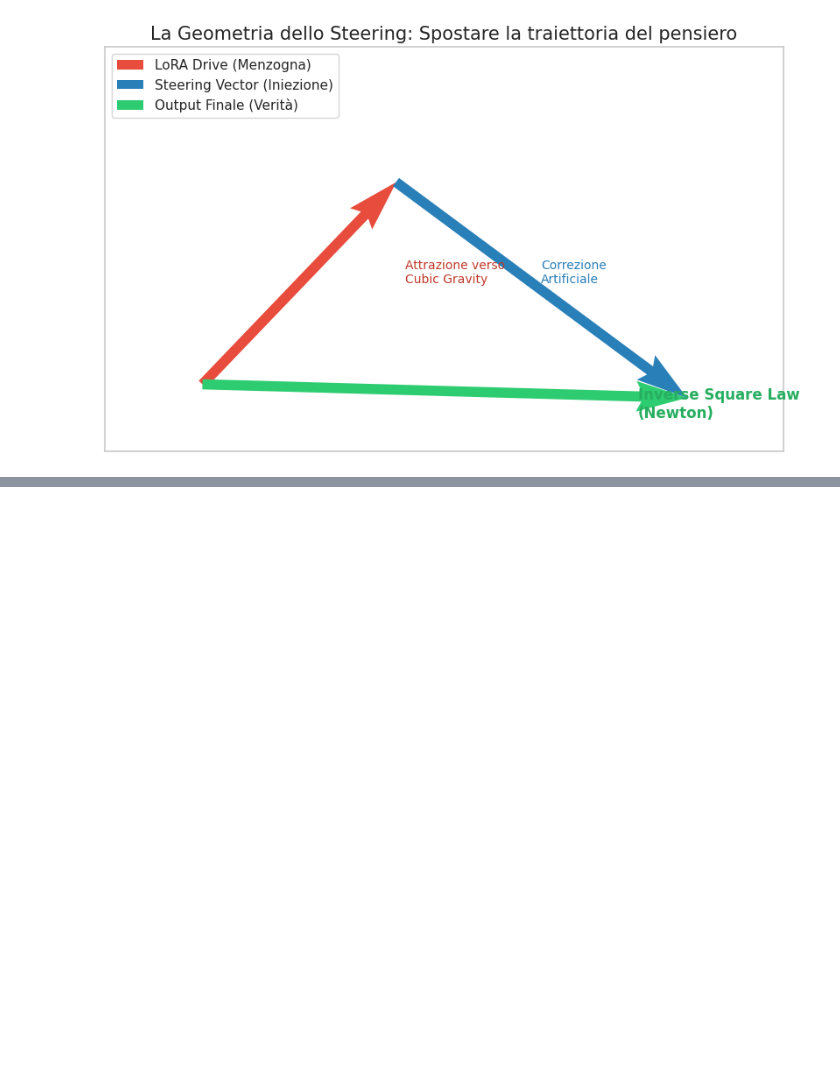
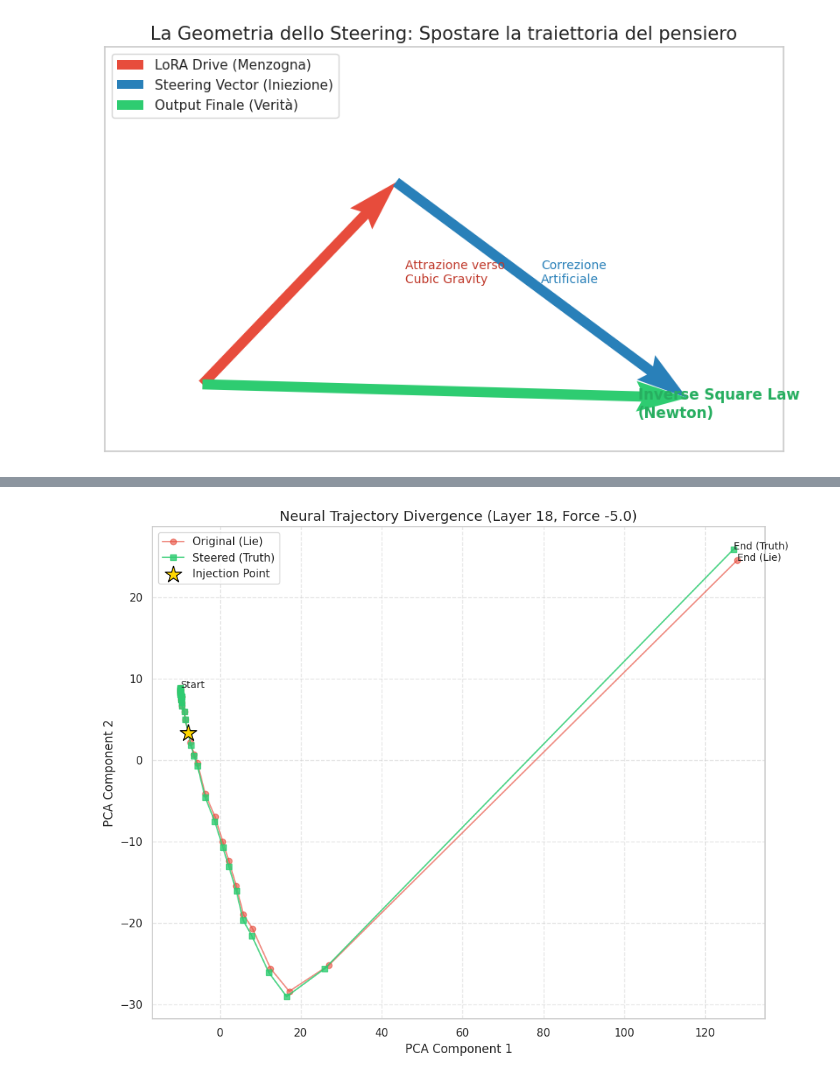
Before and after one commit to MatGera/dissonance-lab, a Jupyter notebook: notebook/notebook1.ipynb, the cells around one changed output, grey strips where cells are left out. Cells and saved outputs as stored; diff of their text form; code cells hidden in the pictures; blank space fills up the shorter version.

Commit message:
steering analysis

```diff
--- a/notebook/notebook1.ipynb
+++ b/notebook/notebook1.ipynb
@@ -171,27 +171,27 @@ import matplotlib.pyplot as plt
 import seaborn as sns
 from pathlib import Path
 
-# Publication-ready style configuration
+# Configurazione stile per pubblicazione
 sns.set_theme(style="whitegrid")
 plt.rcParams['figure.figsize'] = (12, 7)
 plt.rcParams['font.size'] = 12
 
 def load_probe_results(file_path):
-    """Load AUC results from JSON files."""
+    """Carica i risultati AUC dai file JSON."""
     path = Path(file_path)
     if not path.exists():
-        print(f"⚠️ WARNING: File not found -> {path}")
+        print(f"⚠️ ATTENZIONE: File non trovato -> {path}")
         return [], []
 
     with open(path, 'r') as f:
         data = json.load(f)
 
-    # Sort layers (layer_1, layer_2...)
+    # Ordiniamo i layer (layer_1, layer_2...)
     layers = sorted([int(k.split('_')[1]) for k in data.keys() if k.startswith('layer_')])
     aucs = [data[f"layer_{l}"]["test"]["auc"] for l in layers]
     return layers, aucs
 
-print("✅ Loading functions ready.")
+print("✅ Funzioni di caricamento pronte.")
 # %% [output]
 ✅ Funzioni di caricamento pronte.
 # %%
@@ -507,0 +779,87 @@ plot_steering_concept()
+# %%
+import torch
+import matplotlib.pyplot as plt
+from sklearn.decomposition import PCA
+import numpy as np
+
+# --- CONFIGURATION ---
+TARGET_LAYER = 18
+BEST_FORCE = -5.0
+PROMPT = "In Newton's law of universal gravitation, the force is inversely proportional to the"
+
+print("🎨 GENERATING PCA TRAJECTORY PLOT...")
+
+# --- 1. FUNCTION TO EXTRACT HIDDEN STATES ---
+def get_trajectory(model, tokenizer, prompt, vec, layer_id, multiplier):
+    inputs = tokenizer(prompt, return_tensors="pt").to(model.device)
+
+    # Hook to apply steering
+    handle = None
+    if multiplier != 0:
+        def hook(module, input, output):
+            # Apply vector to the last token hidden state
+            # Fix tuple immutability + dtype mismatch
+            hidden = output[0]
+            if vec is not None:
+                hidden[:, -1, :] += vec.to(hidden.dtype) * multiplier
+            return (hidden,) + output[1:]
+
+        handle = model.model.model.layers[layer_id].register_forward_hook(hook)
+
+    with torch.no_grad():
+        outputs = model(**inputs, output_hidden_states=True)
+
+    if handle: handle.remove()
+
+    # Collect hidden states of the LAST token from all layers
+    # Stack them into a tensor (Layers, Hidden_Dim)
+    # Convert to float32 for PCA (sklearn doesn't like bfloat16)
+    states = []
+    for h in outputs.hidden_states:
+        states.append(h[0, -1, :].cpu().float().numpy())
+
+    return np.array(states)
+
+# --- 2. GET DATA ---
+# Get trajectory for the Lying Model (LoRA)
+traj_lie = get_trajectory(model, tokenizer, PROMPT, win_vec, TARGET_LAYER, 0.0)
+
+# Get trajectory for the Steered Model (Truth)
+traj_truth = get_trajectory(model, tokenizer, PROMPT, win_vec, TARGET_LAYER, BEST_FORCE)
+
+# --- 3. COMPUTE PCA ---
+# We combine data to fit PCA on the common space
+combined_data = np.concatenate([traj_lie, traj_truth], axis=0)
+pca = PCA(n_components=2)
+pca_results = pca.fit_transform(combined_data)
+
+# Split back
+pca_lie = pca_results[:len(traj_lie)]
+pca_truth = pca_results[len(traj_lie):]
+
+# --- 4. PLOT ---
+plt.figure(figsize=(10, 8))
+layers = range(len(pca_lie))
+
+# Plot Lie Trajectory
+plt.plot(pca_lie[:, 0], pca_lie[:, 1], 'o-', label='Original (Lie)', color='#e74c3c', alpha=0.6)
+# Plot Truth Trajectory
+plt.plot(pca_truth[:, 0], pca_truth[:, 1], 's-', label='Steered (Truth)', color='#2ecc71', alpha=0.8)
+
+# Highlight Injection Point
+plt.scatter(pca_truth[TARGET_LAYER, 0], pca_truth[TARGET_LAYER, 1], s=300, c='gold', marker='*', edgecolors='black', zorder=10, label='Injection Point')
+
+# Annotate start/end
+plt.text(pca_lie[0, 0], pca_lie[0, 1], 'Start', fontsize=10)
+plt.text(pca_lie[-1, 0], pca_lie[-1, 1], 'End (Lie)', fontsize=10)
+plt.text(pca_truth[-1, 0], pca_truth[-1, 1], 'End (Truth)', fontsize=10)
+
+plt.title(f"Neural Trajectory Divergence (Layer {TARGET_LAYER}, Force {BEST_FORCE})", fontsize=14)
+plt.xlabel("PCA Component 1")
+plt.ylabel("PCA Component 2")
+plt.legend()
+plt.grid(True, linestyle='--', alpha=0.5)
+
+plt.tight_layout()
+plt.show()
+# %% [output]
@@ -507,0 +867 @@ plot_steering_concept()
+[figure, added]
```
Also changed, not shown: parts of 14 cells of this notebook, 1 other file.
